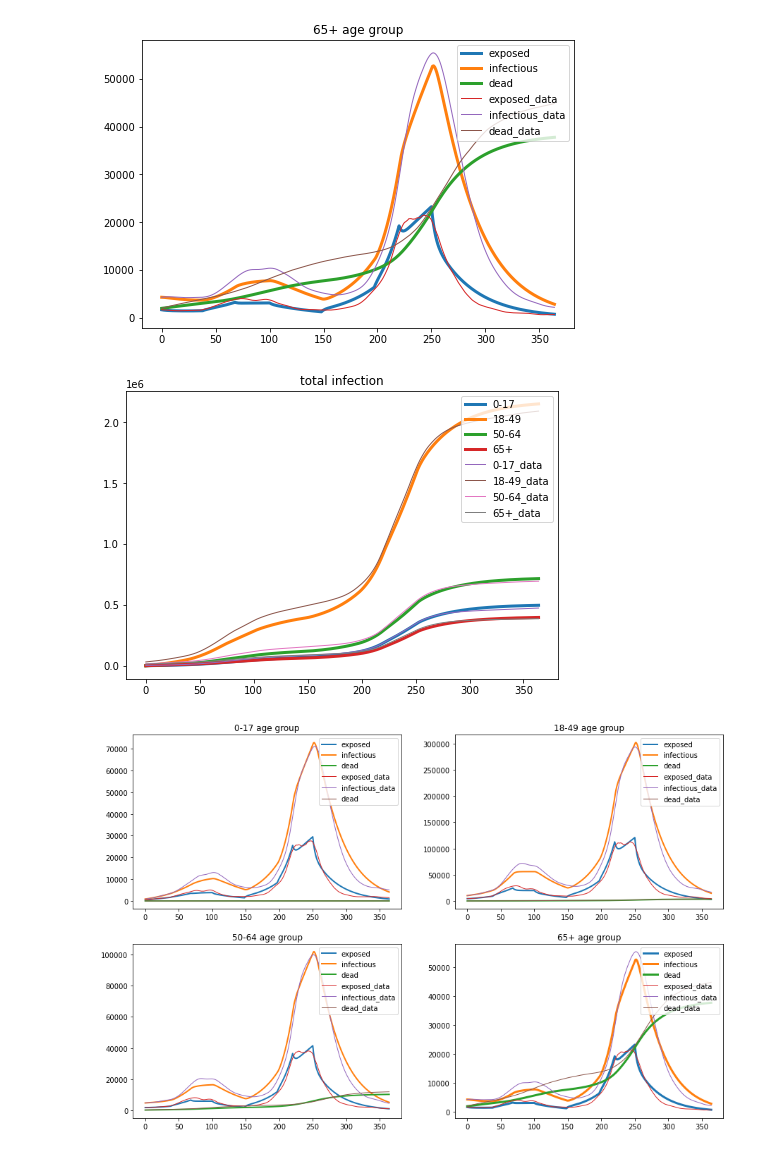
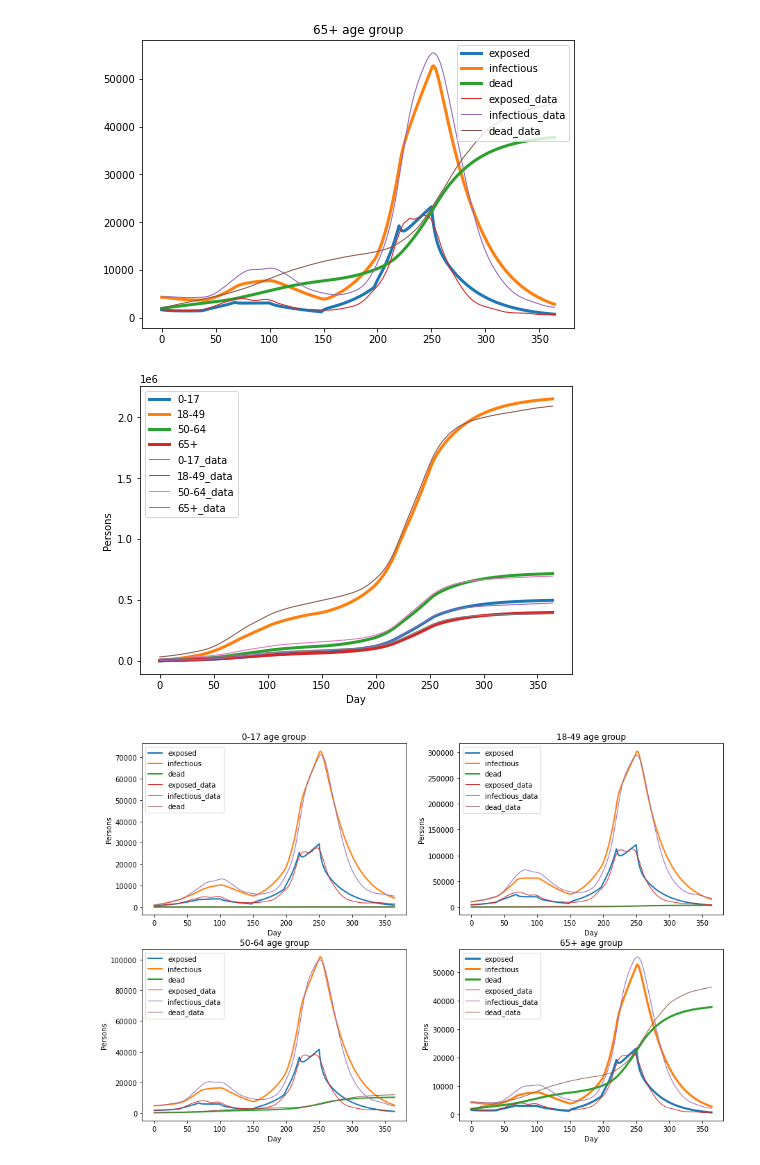
Before and after one commit to sj-ucsd/ECE227_SEIR, a Jupyter notebook: Merged-Copy2.ipynb, the cells around one changed output. Cells and saved outputs as stored; diff of their text form; code cells hidden in the pictures.

Commit message:
updated figures to include labels for x and y axis

```diff
--- a/Merged-Copy2.ipynb
+++ b/Merged-Copy2.ipynb
@@ -479,22 +479,24 @@ plt.legend(loc='upper right')
 # %%
 fig = plt.figure()
 ax = fig.add_axes([0, 0, 1, 1])
 #ax.plot(Ss[:,3],lw=3,label='suceptible')
 ax.plot(CI[:,0],lw=3,label=ages[0])
 ax.plot(CI[:,1],lw=3,label=ages[1])
 ax.plot(CI[:,2],lw=3,label=ages[2])
 ax.plot(CI[:,3],lw=3,label=ages[3])
 
 ax.plot(Inf[ages[0]],lw=1,label=ages[0]+'_data')
 ax.plot(Inf[ages[1]],lw=1,label=ages[1]+'_data')
 ax.plot(Inf[ages[2]],lw=1,label=ages[2]+'_data')
 ax.plot(Inf[ages[3]],lw=1,label=ages[3]+'_data')
-ax.set_title("total infection")
+ax.set_xlabel('Day')
+ax.set_ylabel('Persons')
+#ax.set_title("Total infections")
 #ax.set_ylabel(‘Price’,fontsize=20)
-plt.legend(loc='upper right')
+plt.legend(loc='upper left')
 plt.savefig('CA_total_infection_method2', dpi = 500, pad_inches = 0.1, bbox_inches='tight')
 # %% [output]
-[figure, old version]
+[figure, new version]
 # %%
 fig,ax = plt.subplots(2, 2, figsize = (15, 10))
 
@@ -505,8 +507,9 @@ ax[0,0].plot(E[ages[0]],lw=1,label='exposed_data')
 ax[0,0].plot(I[ages[0]],lw=1,label='infectious_data')
 ax[0,0].plot(D[ages[0]],lw=1,label='dead')
 ax[0,0].set_title("0-17 age group")
-ax[0,0].legend(loc='upper right')
-
+ax[0,0].legend(loc='upper left')
+ax[0,0].set_xlabel('Day')
+ax[0,0].set_ylabel('Persons')
 
 ax[0,1].plot(Es[:,1],lw=2,label='exposed')
 ax[0,1].plot(Is[:,1],lw=2,label='infectious')
@@ -515,8 +518,9 @@ ax[0,1].plot(E[ages[1]],lw=1,label='exposed_data')
 ax[0,1].plot(I[ages[1]],lw=1,label='infectious_data')
 ax[0,1].plot(D[ages[1]],lw=1,label='dead_data')
 ax[0,1].set_title("18-49 age group")
-ax[0,1].legend(loc='upper right')
-
+ax[0,1].legend(loc='upper left')
+ax[0,1].set_xlabel('Day')
+ax[0,1].set_ylabel('Persons')
 
 ax[1,0].plot(Es[:,2],lw=2,label='exposed')
 ax[1,0].plot(Is[:,2],lw=2,label='infectious')
@@ -525,8 +529,9 @@ ax[1,0].plot(E[ages[2]],lw=1,label='exposed_data')
 ax[1,0].plot(I[ages[2]],lw=1,label='infectious_data')
 ax[1,0].plot(D[ages[2]],lw=1,label='dead_data')
 ax[1,0].set_title("50-64 age group")
-ax[1,0].legend(loc='upper right')
-
+ax[1,0].legend(loc='upper left')
+ax[1,0].set_xlabel('Day')
+ax[1,0].set_ylabel('Persons')
 
 ax[1,1].plot(Es[:,3],lw=3,label='exposed')
 ax[1,1].plot(Is[:,3],lw=3,label='infectious')
@@ -535,8 +540,10 @@ ax[1,1].plot(E[ages[3]],lw=1,label='exposed_data')
 ax[1,1].plot(I[ages[3]],lw=1,label='infectious_data')
 ax[1,1].plot(D[ages[3]],lw=1,label='dead_data')
 ax[1,1].set_title("65+ age group")
-ax[1,1].legend(loc='upper right')
-
+ax[1,1].legend(loc='upper left')
+ax[1,1].set_xlabel('Day')
+ax[1,1].set_ylabel('Persons')
+#fig.suptitle('EIRD across age groups ')
 plt.savefig('CA_result_method2', dpi = 500, pad_inches = 0.1, bbox_inches='tight')
 # %% [output]
-[figure, old version]
+[figure, new version]
```
Also changed, not shown: parts of 13 cells of this notebook, 9 other files.
